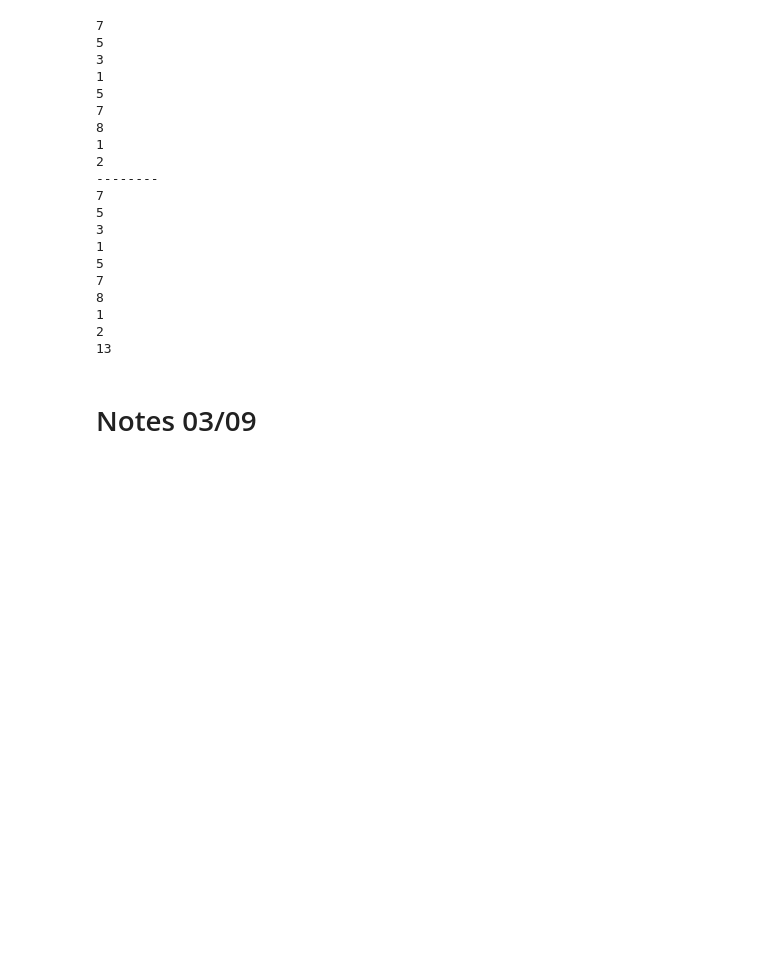
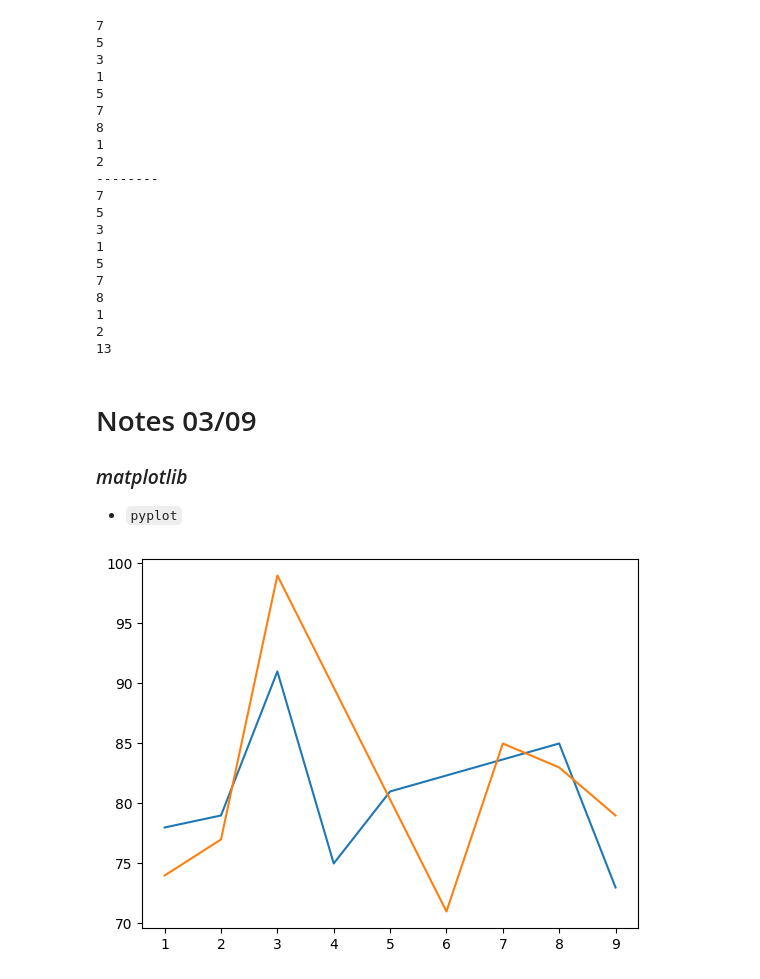
Before and after one commit to JCano22/Compe361, a Jupyter notebook: Notes/Notes.ipynb, the cells around one changed output. Cells and saved outputs as stored; diff of their text form; code cells hidden in the pictures; blank space fills up the shorter version.

```diff
--- a/Notes/Notes.ipynb
+++ b/Notes/Notes.ipynb
@@ -1547,3 +1547,25 @@ while True:
 13
 # %% [markdown]
 # Notes 03/09
+
+### *matplotlib*
+- `pyplot`
+# %%
+from matplotlib import pyplot
+
+sandiego = [78, 79, 91, 75, 81, 85, 73]
+sanmarcos = (74, 77, 99, 71, 85, 83, 79)
+poway = []
+escondido = []
+days_sd = (1, 2, 3, 4, 5, 8, 9)
+days_sanmarcos = (1, 2, 3, 6, 7, 8, 9)
+
+pyplot.plot(days_sd, sandiego)
+pyplot.plot(days_sanmarcos, sanmarcos)
+
+#pyplot.plot(sandiego)
+#pyplot.plot(sanmarcos)
+
+pyplot.show()
+# %% [output]
+[figure, added]
```
Also changed, not shown: parts of 5 cells of this notebook.
